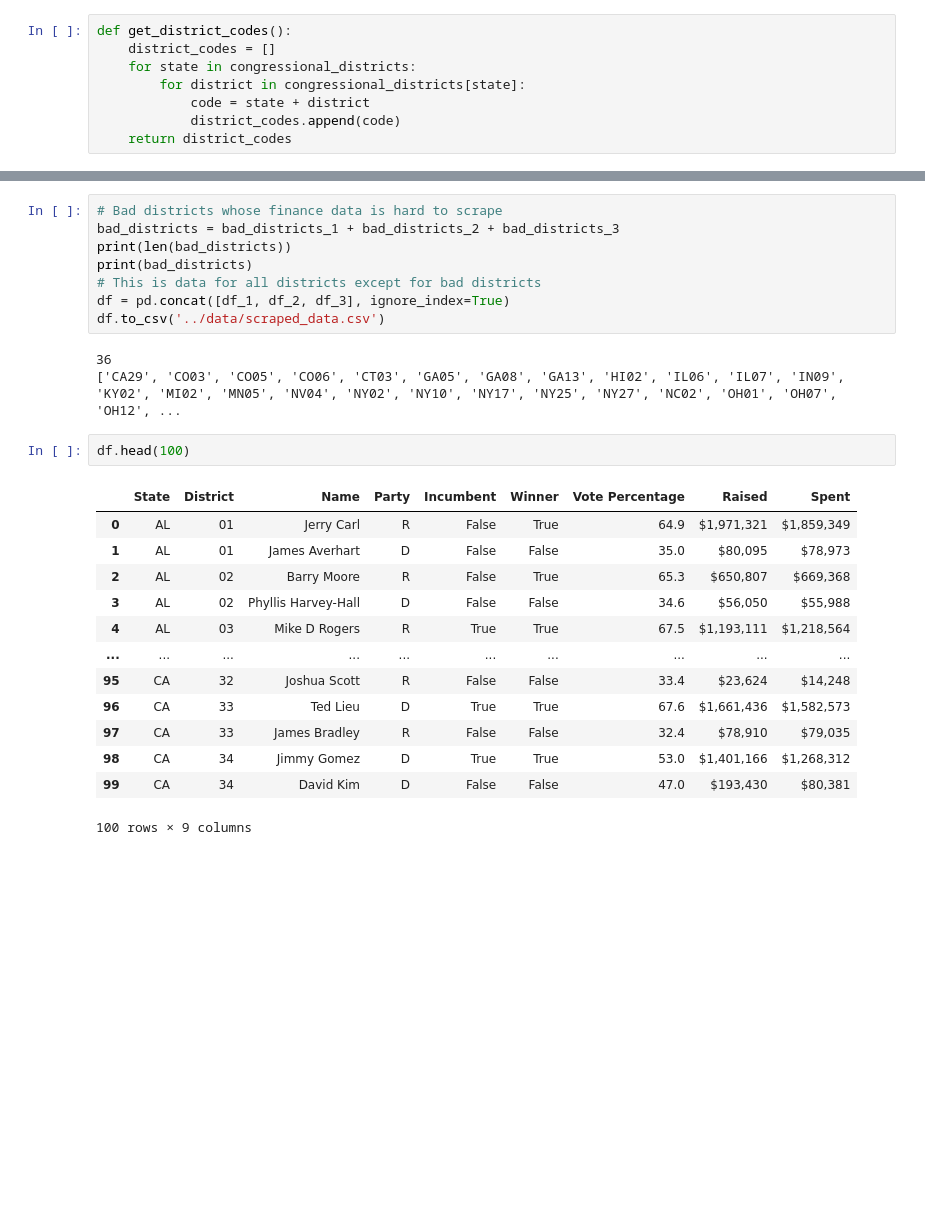
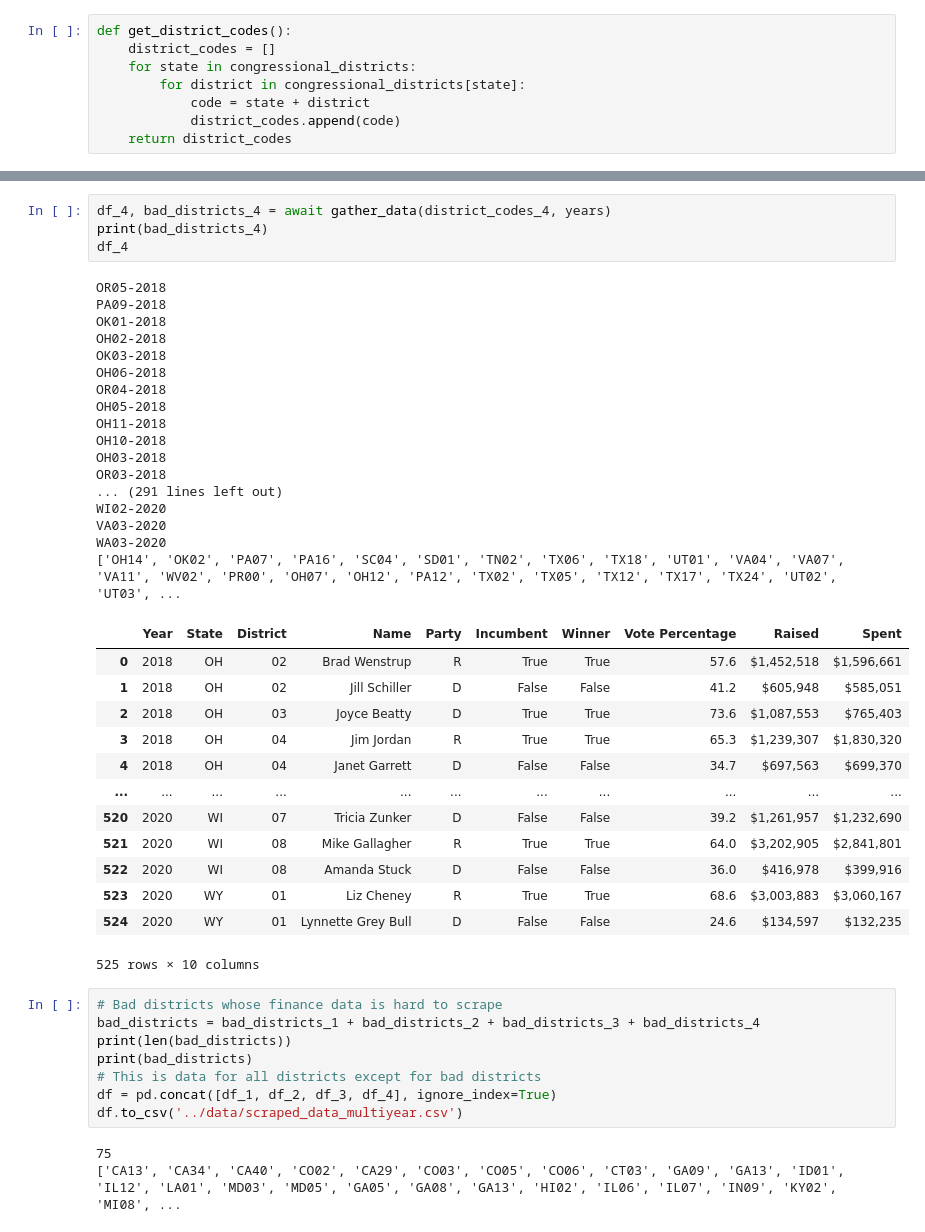
Before and after one commit to nss-data-science-cohort-7/webscraping-open-secrets-boooooleans, a Jupyter notebook: notebooks/part_one.ipynb, the cells around one changed output, grey strips where cells are left out. Drawn from its saved outputs; the diff is of its cells as text; blank space fills up the shorter version.

```diff
--- a/notebooks/part_one.ipynb
+++ b/notebooks/part_one.ipynb
@@ -240,27 +250,46 @@ An error occurred while processing VA11: 'NoneType' object has no attribute 'gro
+# %%
+df_4, bad_districts_4 = await gather_data(district_codes_4, years)
+print(bad_districts_4)
+df_4
+# %% [output]
+OR05-2018
+PA09-2018
+OK01-2018
+OH02-2018
+OK03-2018
+OH06-2018
+OR04-2018
+OH05-2018
+OH11-2018
+OH10-2018
+OH03-2018
+OR03-2018
+... (291 lines left out)
+WI02-2020
+VA03-2020
+WA03-2020
+['OH14', 'OK02', 'PA07', 'PA16', 'SC04', 'SD01', 'TN02', 'TX06', 'TX18', 'UT01', 'VA04', 'VA07', 'VA11', 'WV02', 'PR00', 'OH07', 'OH12', 'PA12', 'TX02', 'TX05', 'TX12', 'TX17', 'TX24', 'UT02', 'UT03', ...
+|  | Year | State | District | Name | Party | Incumbent | Winner | Vote Percentage | Raised | Spent |
+| 0 | 2018 | OH | 02 | Brad Wenstrup | R | True | True | 57.6 | $1,452,518 | $1,596,661 |
+| 1 | 2018 | OH | 02 | Jill Schiller | D | False | False | 41.2 | $605,948 | $585,051 |
+| 2 | 2018 | OH | 03 | Joyce Beatty | D | True | True | 73.6 | $1,087,553 | $765,403 |
+| 3 | 2018 | OH | 04 | Jim Jordan | R | True | True | 65.3 | $1,239,307 | $1,830,320 |
+| 4 | 2018 | OH | 04 | Janet Garrett | D | False | False | 34.7 | $697,563 | $699,370 |
+| ... | ... | ... | ... | ... | ... | ... | ... | ... | ... | ... |
+| 520 | 2020 | WI | 07 | Tricia Zunker | D | False | False | 39.2 | $1,261,957 | $1,232,690 |
+| 521 | 2020 | WI | 08 | Mike Gallagher | R | True | True | 64.0 | $3,202,905 | $2,841,801 |
+| 522 | 2020 | WI | 08 | Amanda Stuck | D | False | False | 36.0 | $416,978 | $399,916 |
+| 523 | 2020 | WY | 01 | Liz Cheney | R | True | True | 68.6 | $3,003,883 | $3,060,167 |
+| 524 | 2020 | WY | 01 | Lynnette Grey Bull | D | False | False | 24.6 | $134,597 | $132,235 |
+525 rows × 10 columns
 # %%
 # Bad districts whose finance data is hard to scrape
-bad_districts = bad_districts_1 + bad_districts_2 + bad_districts_3
+bad_districts = bad_districts_1 + bad_districts_2 + bad_districts_3 + bad_districts_4
 print(len(bad_districts))
 print(bad_districts)
 # This is data for all districts except for bad districts
-df = pd.concat([df_1, df_2, df_3], ignore_index=True)
-df.to_csv('../data/scraped_data.csv')
+df = pd.concat([df_1, df_2, df_3, df_4], ignore_index=True)
+df.to_csv('../data/scraped_data_multiyear.csv')
 # %% [output]
-36
-['CA29', 'CO03', 'CO05', 'CO06', 'CT03', 'GA05', 'GA08', 'GA13', 'HI02', 'IL06', 'IL07', 'IN09', 'KY02', 'MI02', 'MN05', 'NV04', 'NY02', 'NY10', 'NY17', 'NY25', 'NY27', 'NC02', 'OH01', 'OH07', 'OH12', ...
+75
+['CA13', 'CA34', 'CA40', 'CO02', 'CA29', 'CO03', 'CO05', 'CO06', 'CT03', 'GA09', 'GA13', 'ID01', 'IL12', 'LA01', 'MD03', 'MD05', 'GA05', 'GA08', 'GA13', 'HI02', 'IL06', 'IL07', 'IN09', 'KY02', 'MI08', ...
-# %%
-df.head(100)
-# %% [output]
-|  | State | District | Name | Party | Incumbent | Winner | Vote Percentage | Raised | Spent |
-| 0 | AL | 01 | Jerry Carl | R | False | True | 64.9 | $1,971,321 | $1,859,349 |
-| 1 | AL | 01 | James Averhart | D | False | False | 35.0 | $80,095 | $78,973 |
-| 2 | AL | 02 | Barry Moore | R | False | True | 65.3 | $650,807 | $669,368 |
-| 3 | AL | 02 | Phyllis Harvey-Hall | D | False | False | 34.6 | $56,050 | $55,988 |
-| 4 | AL | 03 | Mike D Rogers | R | True | True | 67.5 | $1,193,111 | $1,218,564 |
-| ... | ... | ... | ... | ... | ... | ... | ... | ... | ... |
-| 95 | CA | 32 | Joshua Scott | R | False | False | 33.4 | $23,624 | $14,248 |
-| 96 | CA | 33 | Ted Lieu | D | True | True | 67.6 | $1,661,436 | $1,582,573 |
-| 97 | CA | 33 | James Bradley | R | False | False | 32.4 | $78,910 | $79,035 |
-| 98 | CA | 34 | Jimmy Gomez | D | True | True | 53.0 | $1,401,166 | $1,268,312 |
-| 99 | CA | 34 | David Kim | D | False | False | 47.0 | $193,430 | $80,381 |
-100 rows × 9 columns
```
Also changed, not shown: parts of 5 cells of this notebook, 1 other file.
